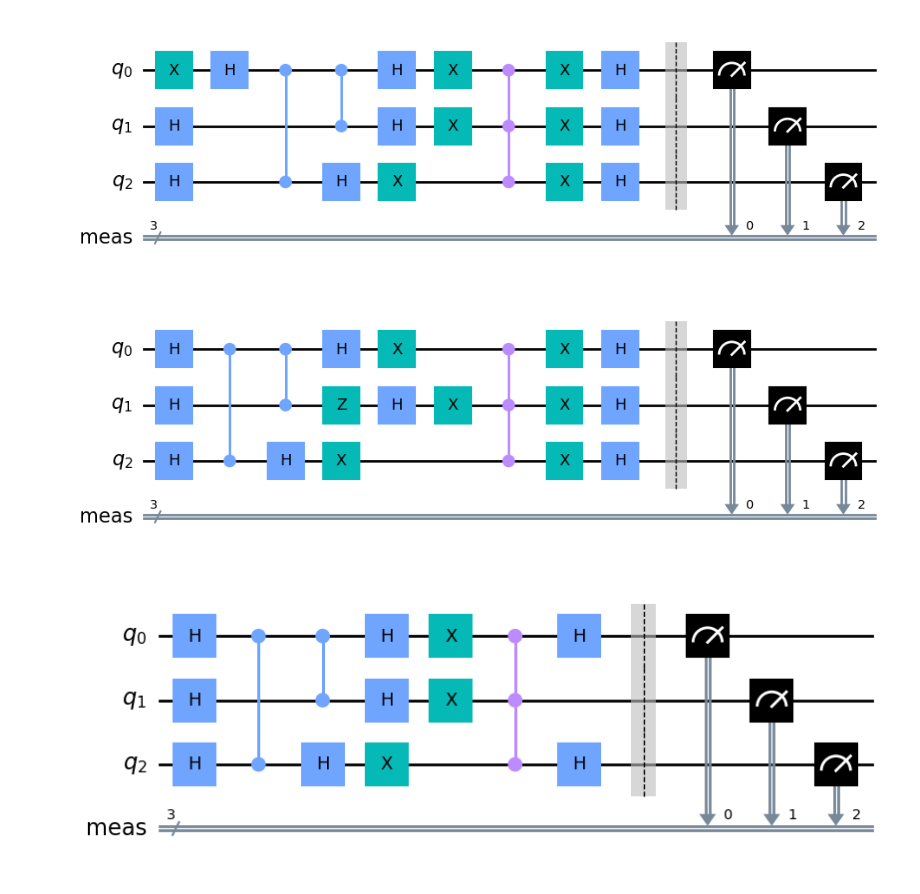
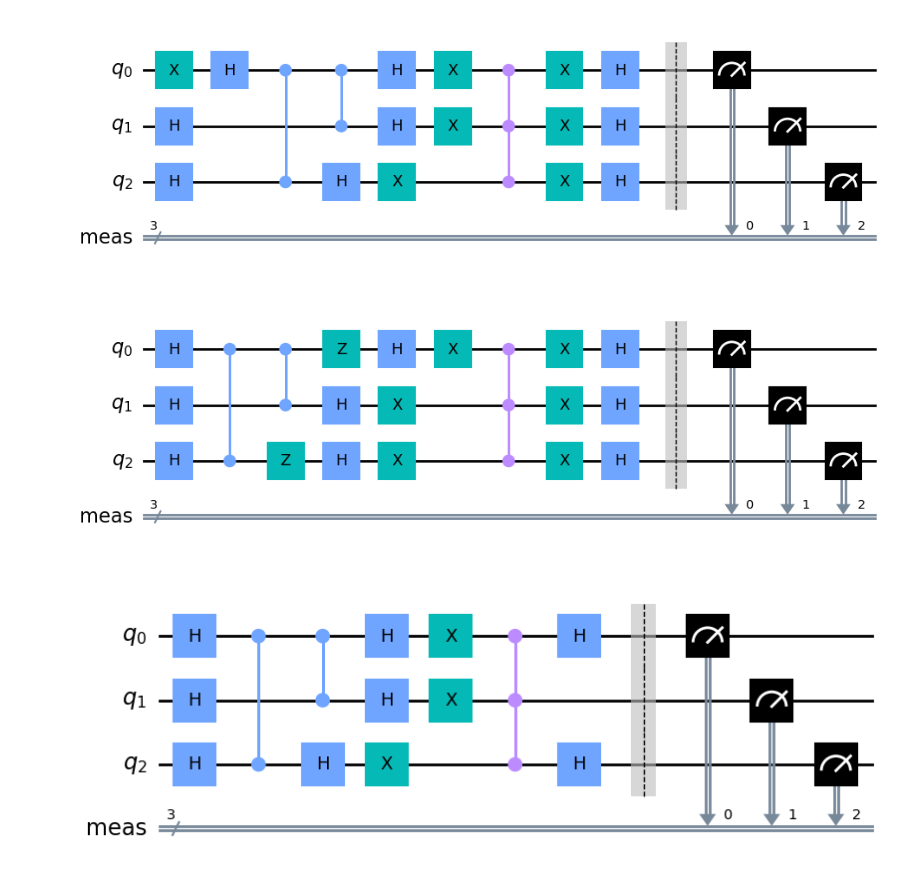
Before and after one commit to AdamNaoui/LOG6953C_TPs, a Jupyter notebook: TP3/tp3.ipynb, the cells around one changed output. Saved outputs shown, nothing was run; the diff lists cells and outputs as text; code cells hidden in the pictures.

```diff
--- a/TP3/tp3.ipynb
+++ b/TP3/tp3.ipynb
@@ -165,36 +164,36 @@ prog.draw(output='mpl')
 # insertion de porte
 mutant_2 = '''prog = QuantumCircuit(3)
 for q in [0, 1, 2]:
     prog.h(q)
 prog.cz(2, 0)
 prog.cz(1, 0)
 
-prog.z(1)
+prog.z(0)
+prog.z(2)
 for qubit in range(3):
     prog.h(qubit)
 
 prog.x(0)
 prog.x(1)
 prog.x(2)
-
 prog.ccz(2,1,0)
 
 prog.x(0)
 prog.x(1)
 prog.x(2)
 
 for qubit in range(3):
     prog.h(qubit)
 
 prog.measure_all()
 '''
 
 set_of_circuits["mutant_2"]=[mutant_2]
 
 exec(mutant_2)
 prog.draw(output='mpl')
 # %% [output]
-[figure, old version]
+[figure, new version]
 # %%
 # suppression de porte
 mutant_3 = '''prog = QuantumCircuit(3)
```
Also changed, not shown: parts of 23 cells of this notebook.
